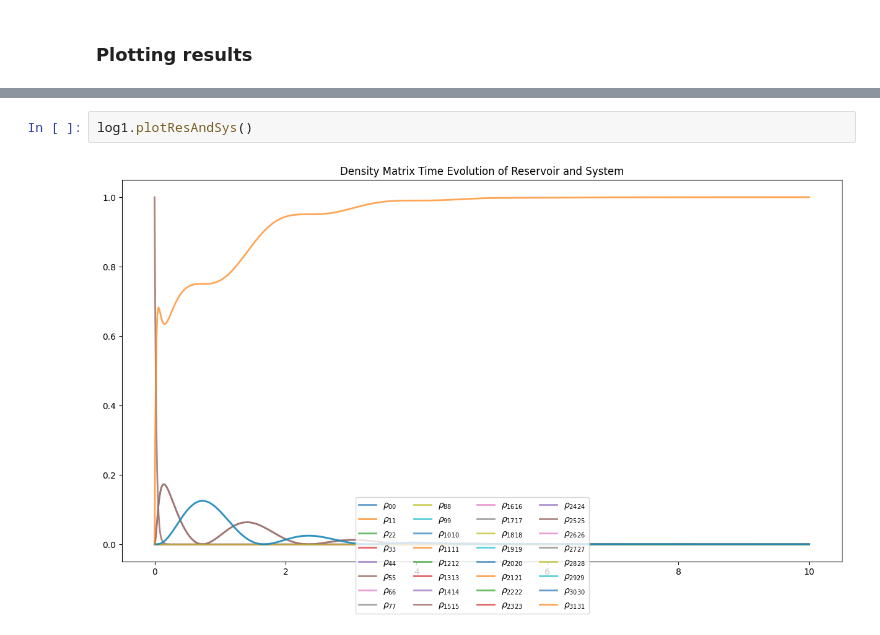
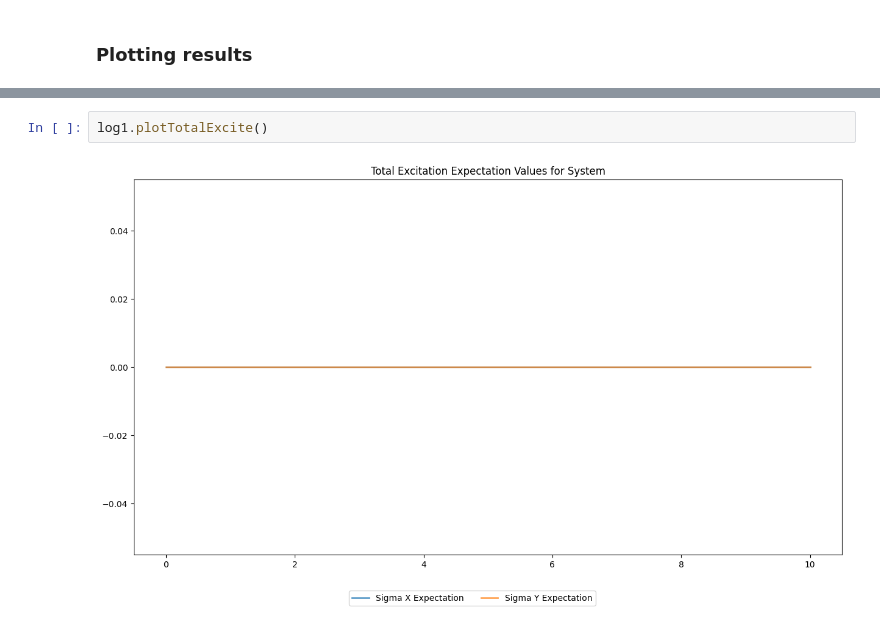
Before and after one commit to Mmackinnon01/entanglement_classifier, a Jupyter notebook: classifier/run.ipynb, the cells around one changed output, grey strips where cells are left out. Saved outputs shown, nothing was run; the diff lists cells and outputs as text.

```diff
--- a/classifier/run.ipynb
+++ b/classifier/run.ipynb
@@ -89,4 +95,4 @@ log2 = model.modelLog
 # %%
-log1.plotResAndSys()
+log1.plotTotalExcite()
 # %% [output]
-[figure, old version]
+[figure, new version]
```
Also changed, not shown: parts of 13 cells of this notebook, 13 other files.
